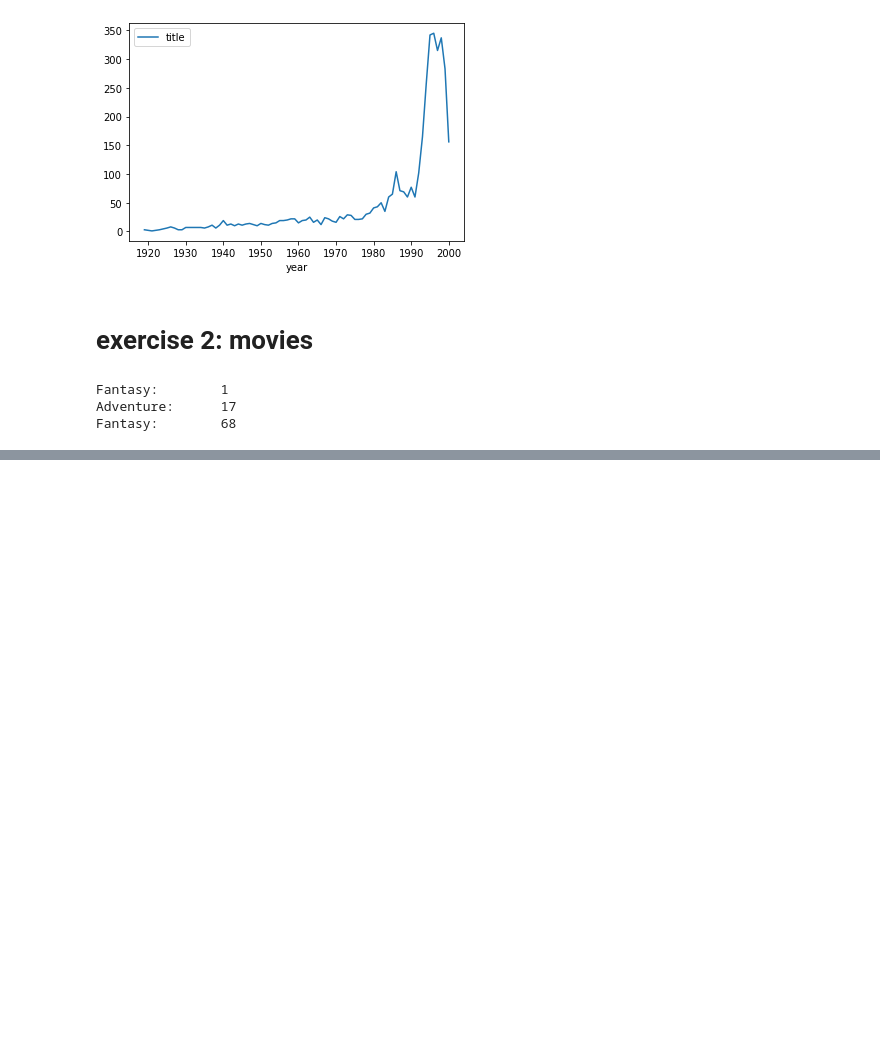
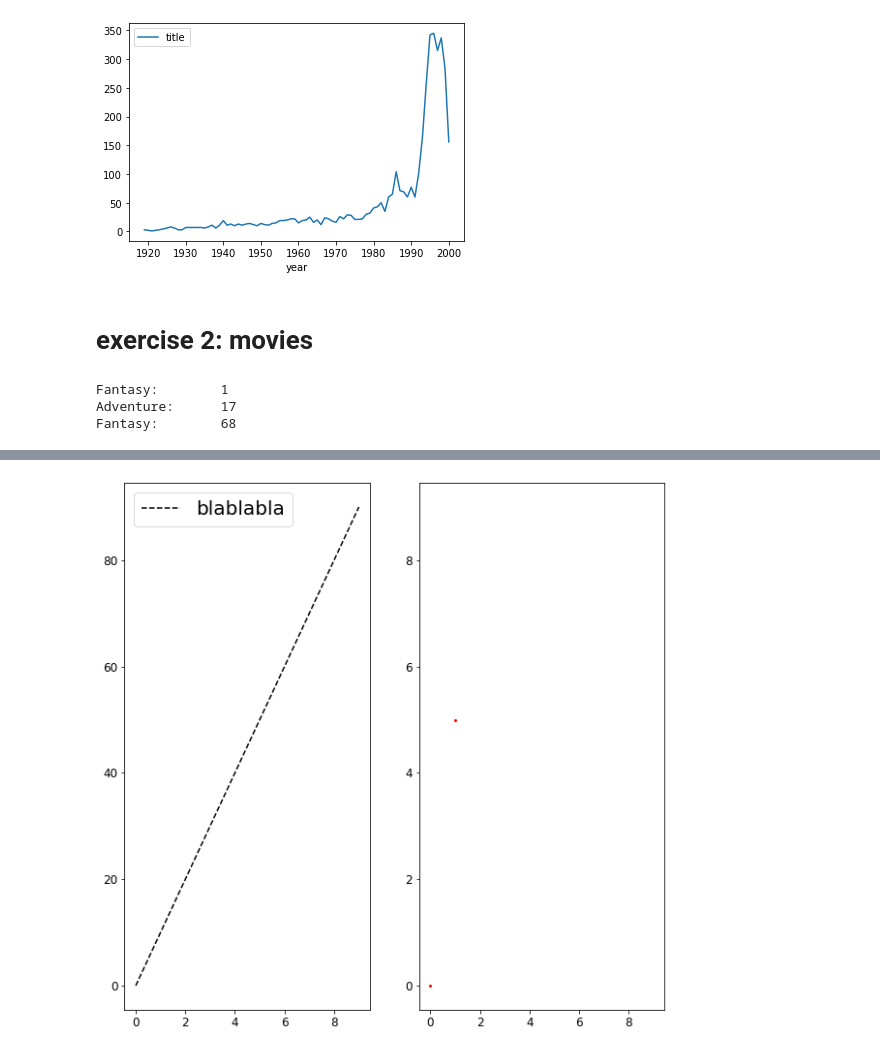
Before and after one commit to TheFox9711/MLPNS_LVolpi, a Jupyter notebook: MLPNS23_bootcamp.ipynb, the cells around one changed output, grey strips where cells are left out. Cells and saved outputs as stored; diff of their text form; code cells hidden in the pictures; blank space fills up the shorter version.

```diff
--- a/MLPNS23_bootcamp.ipynb
+++ b/MLPNS23_bootcamp.ipynb
@@ -398,0 +670,10 @@ Fantasy:        68
+# %%
+fig = pl.figure()
+ax1 = fig.add_subplot(121)
+ax2 = fig.add_subplot(122)
+ax1.plot(myx, myy, 'k--', label='blablabla')
+ax2.plot(myx, myy/2, 'ro', ms=2)
+ax1.legend(fontsize=20);
+ax2.set_ylim(ax1.get_xlim());
+# %% [output]
+[figure, added]
```
Also changed, not shown: parts of 40 cells of this notebook.
